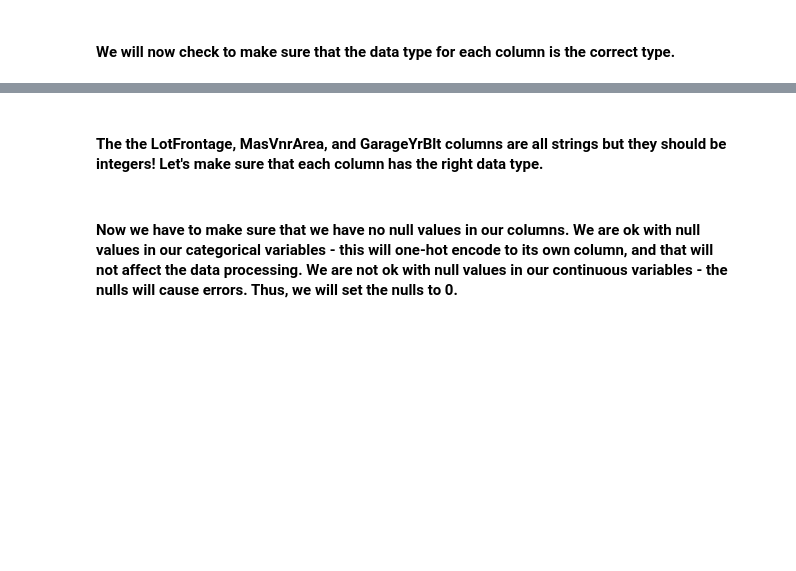
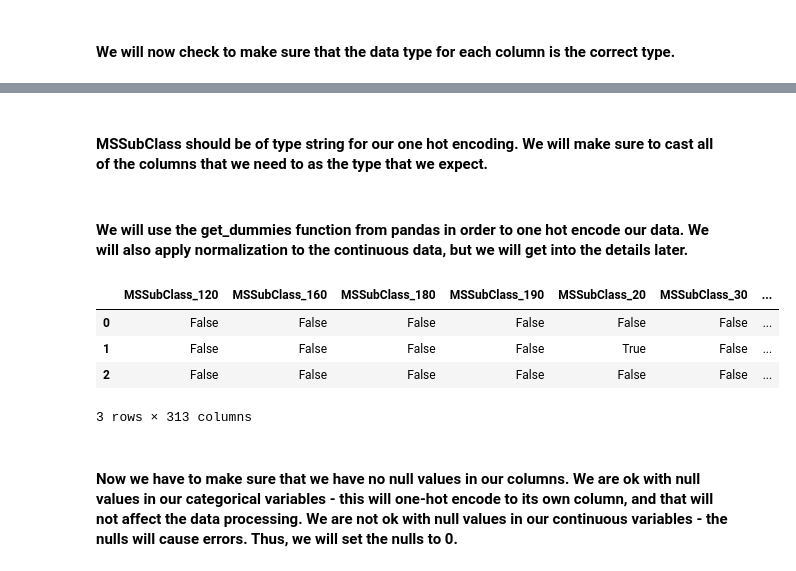
Before and after one commit to HirePaul/MyDataScienceProjects, a Jupyter notebook: HousingPrediction.ipynb, the cells around one changed output, grey strips where cells are left out. Drawn from its saved outputs; the diff is of its cells as text; code cells hidden in the pictures; blank space fills up the shorter version.

```diff
--- a/HousingPredictionPySparkAttempt(abandoned).ipynb
+++ b/HousingPrediction.ipynb
@@ -53,3 +61,6 @@ myDataFrame = spark.read.csv("HousingPredictionData/train.csv",header=True,infer
+# %%
+train_y = myDataFrame.loc[:, myDataFrame.columns == 'SalePrice']
+myDataFrame = myDataFrame.loc[:, myDataFrame.columns != 'SalePrice']
 # %% [markdown]
 #### We will first define which features we will onehot encode, and which features we will minmax (using our analysis above).
 # %%
@@ -87,12 +98,17 @@ root
 # %% [markdown]
-#### The the LotFrontage, MasVnrArea, and GarageYrBlt columns are all strings but they should be integers! Let's make sure that each column has the right data type.
+#### MSSubClass should be of type string for our one hot encoding. We will make sure to cast all of the columns that we need to as the type that we expect.
+# %%
+myDataFrame[oneHotList]=myDataFrame[oneHotList].astype(str)
+# %% [markdown]
+#### We will use the get_dummies function from pandas in order to one hot encode our data. We will also apply normalization to the continuous data, but we will get into the details later.
 # %%
-def fixTypes(dataframe):
-    for oneHotColumn in oneHotList:
-        dataframe=dataframe.withColumn(oneHotColumn,myDataFrame[oneHotColumn].cast("string"))
-    for minMaxColumn in minMaxList:
-        dataframe=dataframe.withColumn(minMaxColumn,myDataFrame[minMaxColumn].cast("int"))
-    return dataframe
+pd.get_dummies(myDataFrame[oneHotList]).head(3)
+# %% [output]
+|  | MSSubClass_120 | MSSubClass_160 | MSSubClass_180 | MSSubClass_190 | MSSubClass_20 | MSSubClass_30 | ... |
+| 0 | False | False | False | False | False | False | ... |
+| 1 | False | False | False | False | True | False | ... |
+| 2 | False | False | False | False | False | False | ... |
+3 rows × 313 columns
 # %% [markdown]
 #### Now we have to make sure that we have no null values in our columns. We are ok with null values in our categorical variables - this will one-hot encode to its own column, and that will not affect the data processing. We are not ok with null values in our continuous variables - the nulls will cause errors. Thus, we will set the nulls to 0.
 # %%
```
Also changed, not shown: parts of 11 cells of this notebook.
